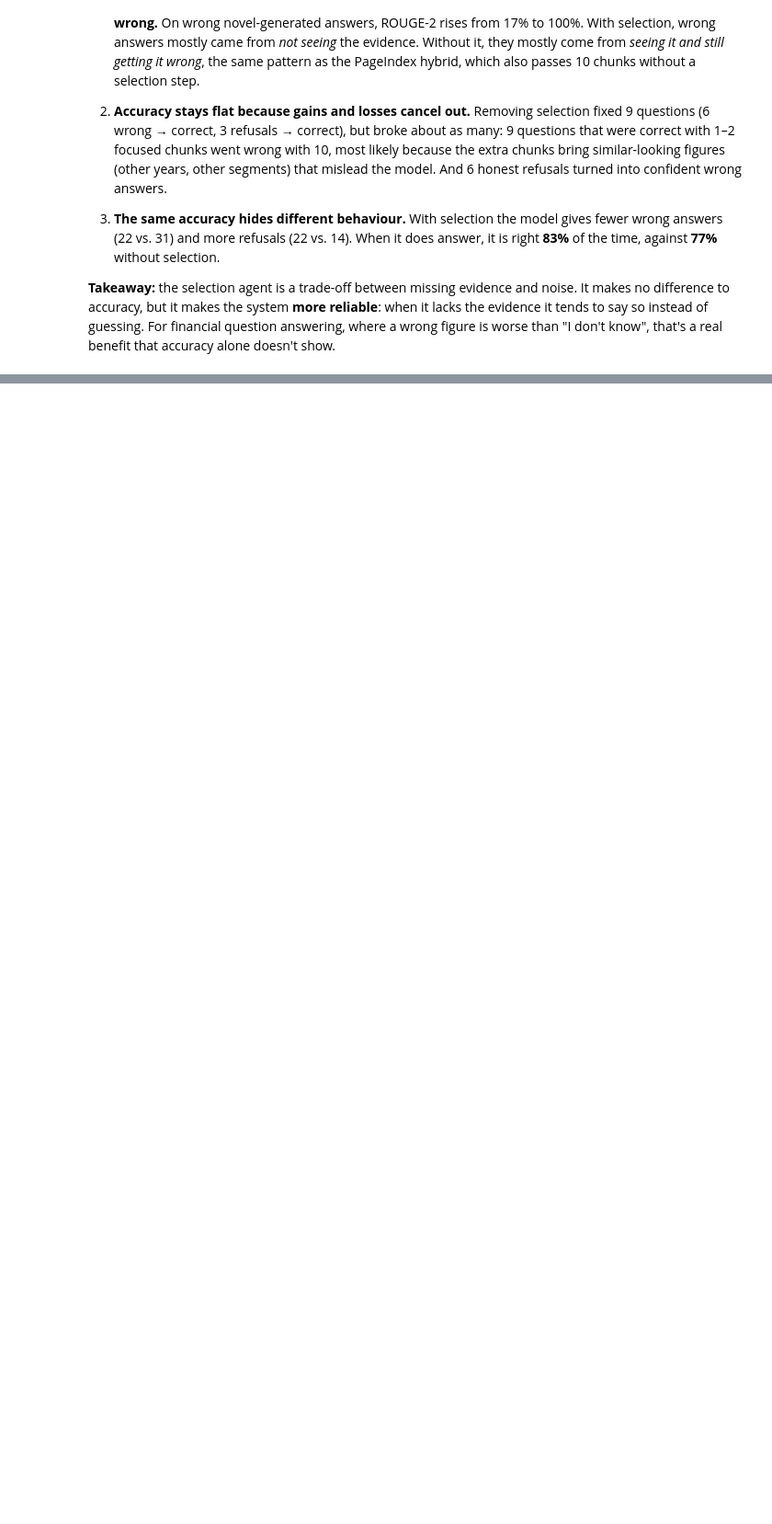
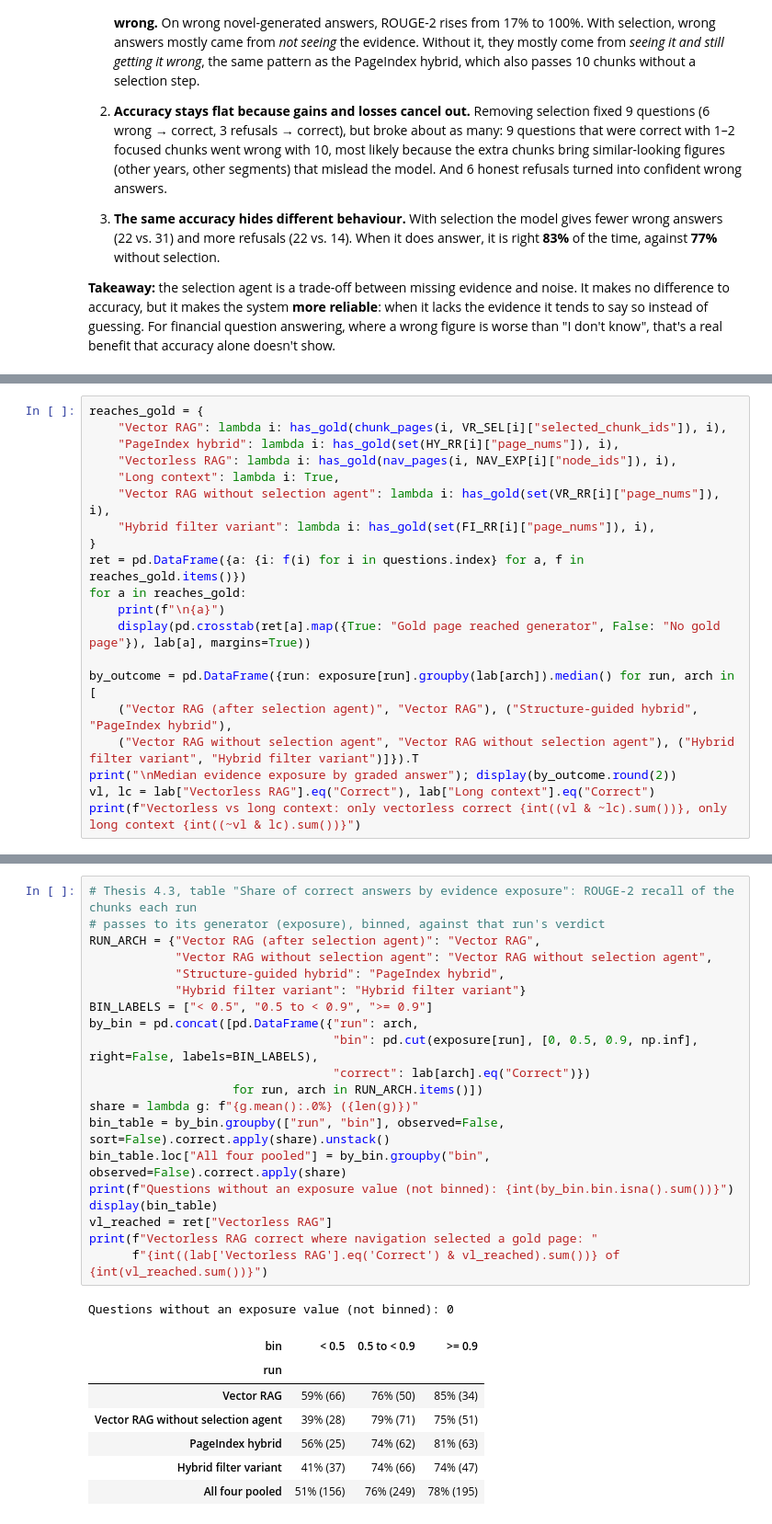
Before and after one commit to shaliqsv/financebench-rag-thesis, a Jupyter notebook: analysis/findings_walkthrough.ipynb, the cells around one changed output, grey strips where cells are left out. Shown at 92% size. Saved outputs shown, nothing was run; the diff lists cells and outputs as text; blank space fills up the shorter version.

```diff
--- a/analysis/findings_walkthrough.ipynb
+++ b/analysis/findings_walkthrough.ipynb
@@ -1142,0 +1391,20 @@ Questions whose verdict changed when the selection agent was removed:
+# %%
+reaches_gold = {
+    "Vector RAG": lambda i: has_gold(chunk_pages(i, VR_SEL[i]["selected_chunk_ids"]), i),
+    "PageIndex hybrid": lambda i: has_gold(set(HY_RR[i]["page_nums"]), i),
+    "Vectorless RAG": lambda i: has_gold(nav_pages(i, NAV_EXP[i]["node_ids"]), i),
+    "Long context": lambda i: True,
+    "Vector RAG without selection agent": lambda i: has_gold(set(VR_RR[i]["page_nums"]), i),
+    "Hybrid filter variant": lambda i: has_gold(set(FI_RR[i]["page_nums"]), i),
+}
+ret = pd.DataFrame({a: {i: f(i) for i in questions.index} for a, f in reaches_gold.items()})
+for a in reaches_gold:
+    print(f"\n{a}")
+    display(pd.crosstab(ret[a].map({True: "Gold page reached generator", False: "No gold page"}), lab[a], margins=True))
+
+by_outcome = pd.DataFrame({run: exposure[run].groupby(lab[arch]).median() for run, arch in [
+    ("Vector RAG (after selection agent)", "Vector RAG"), ("Structure-guided hybrid", "PageIndex hybrid"),
+    ("Vector RAG without selection agent", "Vector RAG without selection agent"), ("Hybrid filter variant", "Hybrid filter variant")]}).T
+print("\nMedian evidence exposure by graded answer"); display(by_outcome.round(2))
+vl, lc = lab["Vectorless RAG"].eq("Correct"), lab["Long context"].eq("Correct")
+print(f"Vectorless vs long context: only vectorless correct {int((vl & ~lc).sum())}, only long context {int((~vl & lc).sum())}")
@@ -1142,0 +1506,29 @@ Questions whose verdict changed when the selection agent was removed:
+# %%
+# Thesis 4.3, table "Share of correct answers by evidence exposure": ROUGE-2 recall of the chunks each run
+# passes to its generator (exposure), binned, against that run's verdict
+RUN_ARCH = {"Vector RAG (after selection agent)": "Vector RAG",
+            "Vector RAG without selection agent": "Vector RAG without selection agent",
+            "Structure-guided hybrid": "PageIndex hybrid",
+            "Hybrid filter variant": "Hybrid filter variant"}
+BIN_LABELS = ["< 0.5", "0.5 to < 0.9", ">= 0.9"]
+by_bin = pd.concat([pd.DataFrame({"run": arch,
+                                  "bin": pd.cut(exposure[run], [0, 0.5, 0.9, np.inf], right=False, labels=BIN_LABELS),
+                                  "correct": lab[arch].eq("Correct")})
+                    for run, arch in RUN_ARCH.items()])
+share = lambda g: f"{g.mean():.0%} ({len(g)})"
+bin_table = by_bin.groupby(["run", "bin"], observed=False, sort=False).correct.apply(share).unstack()
+bin_table.loc["All four pooled"] = by_bin.groupby("bin", observed=False).correct.apply(share)
+print(f"Questions without an exposure value (not binned): {int(by_bin.bin.isna().sum())}")
+display(bin_table)
+vl_reached = ret["Vectorless RAG"]
+print(f"Vectorless RAG correct where navigation selected a gold page: "
+      f"{int((lab['Vectorless RAG'].eq('Correct') & vl_reached).sum())} of {int(vl_reached.sum())}")
+# %% [output]
+Questions without an exposure value (not binned): 0
+| bin | < 0.5 | 0.5 to < 0.9 | >= 0.9 |
+| run |  |  |  |
+| Vector RAG | 59% (66) | 76% (50) | 85% (34) |
+| Vector RAG without selection agent | 39% (28) | 79% (71) | 75% (51) |
+| PageIndex hybrid | 56% (25) | 74% (62) | 81% (63) |
+| Hybrid filter variant | 41% (37) | 74% (66) | 74% (47) |
+| All four pooled | 51% (156) | 76% (249) | 78% (195) |
```
Also changed, not shown: parts of 32 cells of this notebook, 1 other file.
